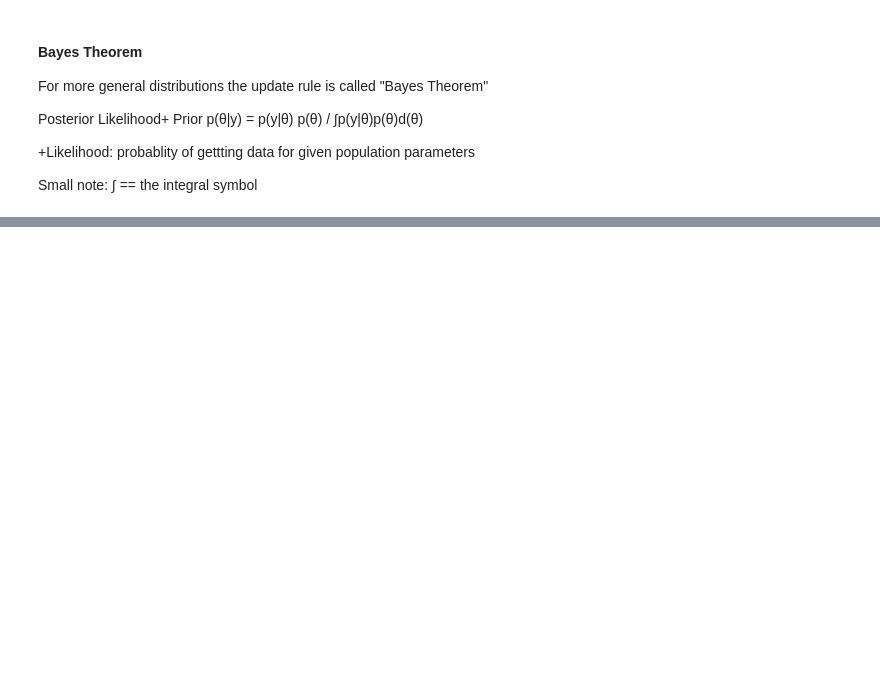
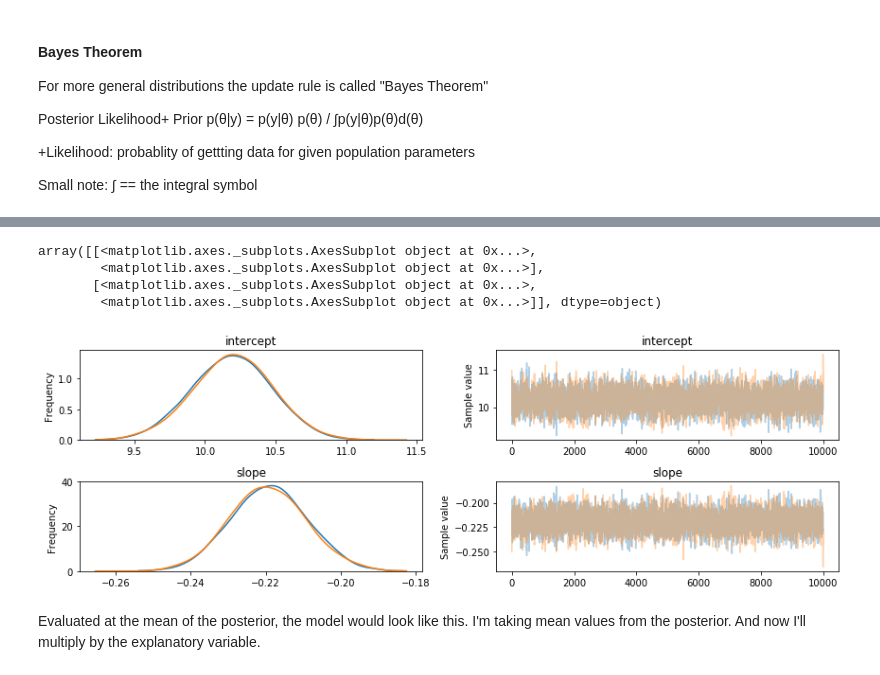
Before and after one commit to fabianfranklinhuffstead/VariousDatasetAnalysis, a Jupyter notebook: Exercise Files/chapter5/workbook_05_06.ipynb, the cells around one changed output, grey strips where cells are left out. Drawn from its saved outputs; the diff is of its cells as text; code cells hidden in the pictures; blank space fills up the shorter version.

```diff
--- a/Exercise Files/chapter5/workbook_05_06.ipynb
+++ b/Exercise Files/chapter5/workbook_05_06.ipynb
@@ -39,0 +104,10 @@ Small note: ∫ == the integral symbol
+# %%
+pm.traceplot(trace)
+# %% [output]
+array([[<matplotlib.axes._subplots.AxesSubplot object at 0x...>,
+        <matplotlib.axes._subplots.AxesSubplot object at 0x...>],
+       [<matplotlib.axes._subplots.AxesSubplot object at 0x...>,
+        <matplotlib.axes._subplots.AxesSubplot object at 0x...>]], dtype=object)
+[figure, added]
+# %% [markdown]
+Evaluated at the mean of the posterior, the model would look like this. I'm taking mean values from the posterior. And now I'll multiply by the explanatory variable.
```
Also changed, not shown: parts of 19 cells of this notebook.
